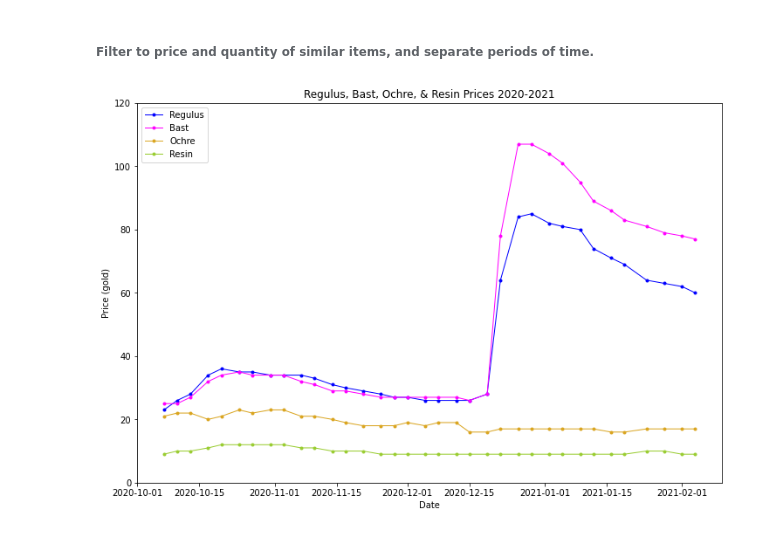
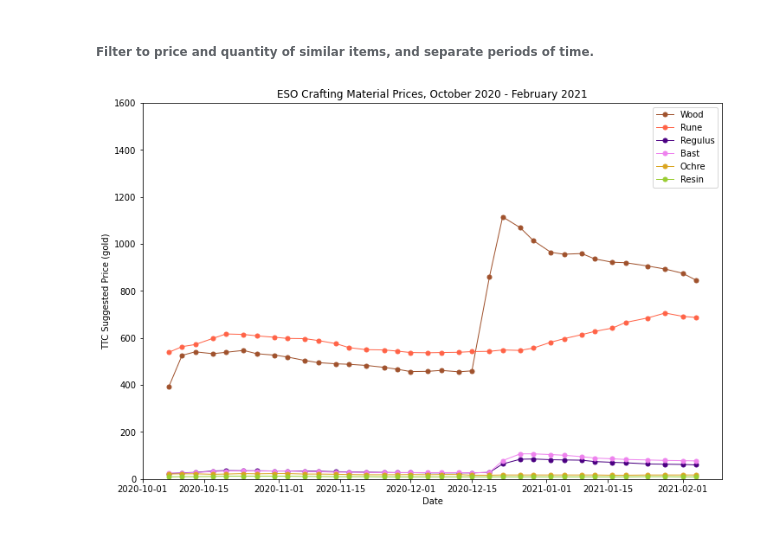
Before and after one commit to racheldelong/ESO-Crafting-Material-Prices, a Jupyter notebook: ESOMatPrices.ipynb, the cells around one changed output. Drawn from its saved outputs; the diff is of its cells as text; code cells hidden in the pictures.

```diff
--- a/ESOMatPrices.ipynb
+++ b/ESOMatPrices.ipynb
@@ -16,14 +22,16 @@ df_2022 = df.loc['2022':]
 # %%
-plt.plot(df_2020['Regulus Price'], label='Regulus', linewidth=1, marker='.', color='blue')
-plt.plot(df_2020['Bast Price'], label='Bast', linewidth=1, marker='.', color='magenta')
-plt.plot(df_2020['Ochre Price'], label='Ochre', linewidth=1, marker='.', color='goldenrod')
-plt.plot(df_2020['Resin Price'], label='Resin', linewidth=1, marker='.', color='yellowgreen')
-plt.ylabel('Price (gold)')
+plt.plot(df_2020['Wood Price'], label='Wood', linewidth=1, marker='.', markersize=10, color='sienna')
+plt.plot(df_2020['Rune Price'], label='Rune', linewidth=1, marker='.', markersize=10, color='tomato')
+plt.plot(df_2020['Regulus Price'], label='Regulus', linewidth=1, marker='.', markersize=10, color='indigo')
+plt.plot(df_2020['Bast Price'], label='Bast', linewidth=1, marker='.', markersize=10, color='violet')
+plt.plot(df_2020['Ochre Price'], label='Ochre', linewidth=1, marker='.', markersize=10, color='goldenrod')
+plt.plot(df_2020['Resin Price'], label='Resin', linewidth=1, marker='.', markersize=10, color='yellowgreen')
+plt.ylabel('TTC Suggested Price (gold)')
 plt.xlabel('Date')
-plt.title('Regulus, Bast, Ochre, & Resin Prices 2020-2021')
-plt.legend(loc="upper left")
-plt.ylim([0, 120])
+plt.title('ESO Crafting Material Prices, October 2020 - February 2021')
+plt.legend(loc="upper right")
+plt.ylim([0, 1600])
 plt.gcf().set_size_inches(12, 8)
 plt.show()
 # %% [output]
-[figure, old version]
+[figure, new version]
```
Also changed, not shown: parts of 6 cells of this notebook.
